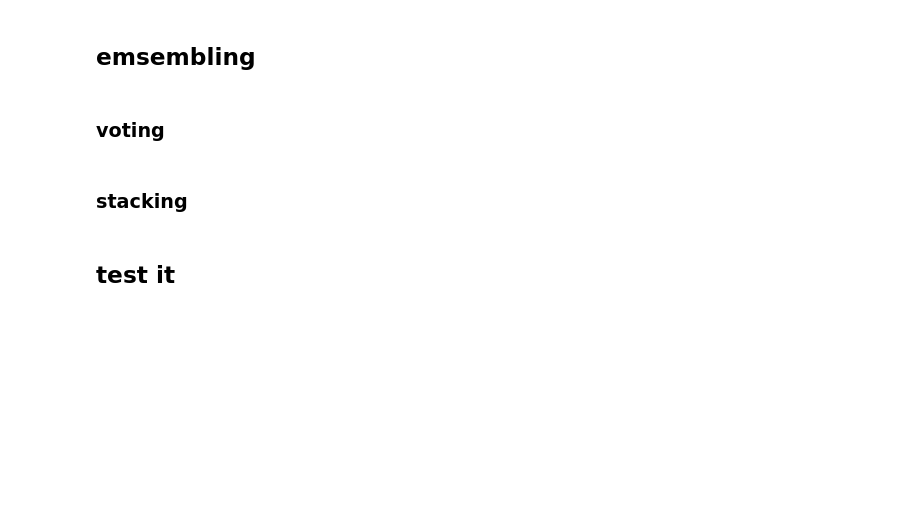
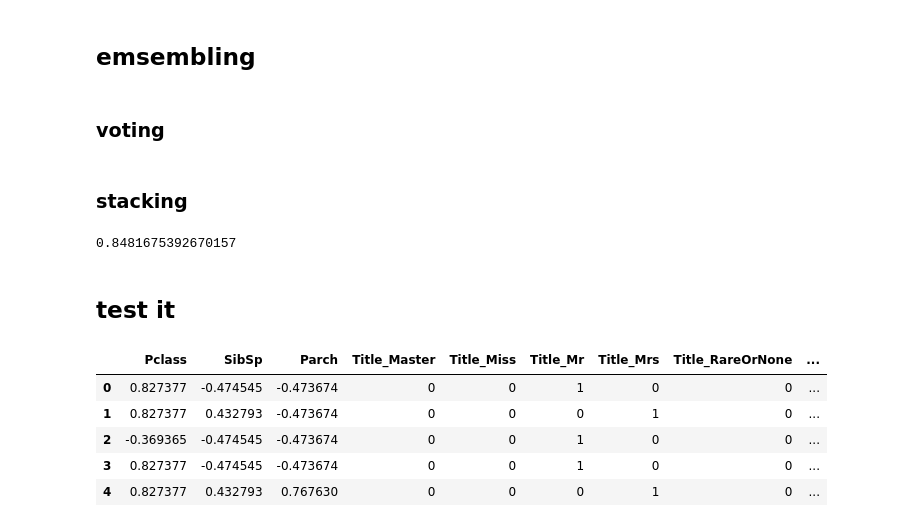
Before and after one commit to acoder1983/kaggle, a Jupyter notebook: titanic/titanic.ipynb, the cells around one changed output. Saved outputs shown, nothing was run; the diff lists cells and outputs as text; code cells hidden in the pictures; blank space fills up the shorter version.

```diff
--- a/titanic/titanic.ipynb
+++ b/titanic/titanic.ipynb
@@ -372,31 +401,40 @@ def tuneModels(train_data,target):
 # %%
-# from brew.base import Ensemble
-# from brew.stacking import EnsembleStackClassifier,EnsembleStack
-# import sklearn
+from brew.base import Ensemble
+from brew.stacking import EnsembleStackClassifier,EnsembleStack
+import sklearn
 
-# layer_1 = Ensemble(clfs)
-# layer_2 = Ensemble([sklearn.clone(clfs[0])])
+layer_1 = Ensemble(clfs)
+layer_2 = Ensemble([sklearn.clone(clfs[0])])
 
-# stack = EnsembleStack(cv=len(clfs))
+stack = EnsembleStack(cv=len(clfs[:3]))
 
-# stack.add_layer(layer_1)
-# stack.add_layer(layer_2)
+stack.add_layer(layer_1)
+stack.add_layer(layer_2)
 
-# sclf = EnsembleStackClassifierEx(stack)
+sclf = EnsembleStackClassifierEx(stack)
 # from sklearn.model_selection import train_test_split
 # # X_train,y_train,X_test,y_test=train_test_split(prepared_passenger_train.values,target,test_size=0.3,random_state=0)
 # # print(X_train.shape,X_test.shape,y_train.shape,y_test.shape)
-# sclf.fit(prepared_passenger_train.values[:600],target[:600])
-# sclf.score(prepared_passenger_train.values[600:],target[600:])
-# scores=cross_val_score(sclf,prepared_passenger_train.values,target,cv=5,n_jobs=-1)
+sclf.fit(train_data.values[:700],target[:700])
+sclf.score(train_data.values[700:],target[700:])
+# scores=cross_val_score(sclf,train_data.values,target,cv=5,n_jobs=-1)
 # scores.mean()
 
 # sclf.fit(prepared_passenger_train.values[:600],target[:600])
+# %% [output]
+0.8481675392670157
 # %% [markdown]
 ## test it
 # %%
-# passenger_test=pd.read_csv('test.csv')
-# test_id=passenger_test[id_col]
-# cols=drop_cols.copy()
-# cols.remove(target_col)
-# passenger_test.drop(cols,axis=1,inplace=True)
+passenger_test=pd.read_csv('test.csv')
+test_id=passenger_test[id_col]
+prepared_passenger_test=full_pipeline.transform(passenger_test)
+prepared_passenger_test.drop(['PassengerId','Fare','Name','Ticket','Cabin','Embarked','Title','Sex','Age'],axis=1,inplace=True)
+prepared_passenger_test.head()
+# %% [output]
+|  | Pclass | SibSp | Parch | Title_Master | Title_Miss | Title_Mr | Title_Mrs | Title_RareOrNone | ... |
+| 0 | 0.827377 | -0.474545 | -0.473674 | 0 | 0 | 1 | 0 | 0 | ... |
+| 1 | 0.827377 | 0.432793 | -0.473674 | 0 | 0 | 0 | 1 | 0 | ... |
+| 2 | -0.369365 | -0.474545 | -0.473674 | 0 | 0 | 1 | 0 | 0 | ... |
+| 3 | 0.827377 | -0.474545 | -0.473674 | 0 | 0 | 1 | 0 | 0 | ... |
+| 4 | 0.827377 | 0.432793 | 0.767630 | 0 | 0 | 0 | 1 | 0 | ... |
```
Also changed, not shown: parts of 11 cells of this notebook, 3 other files.
